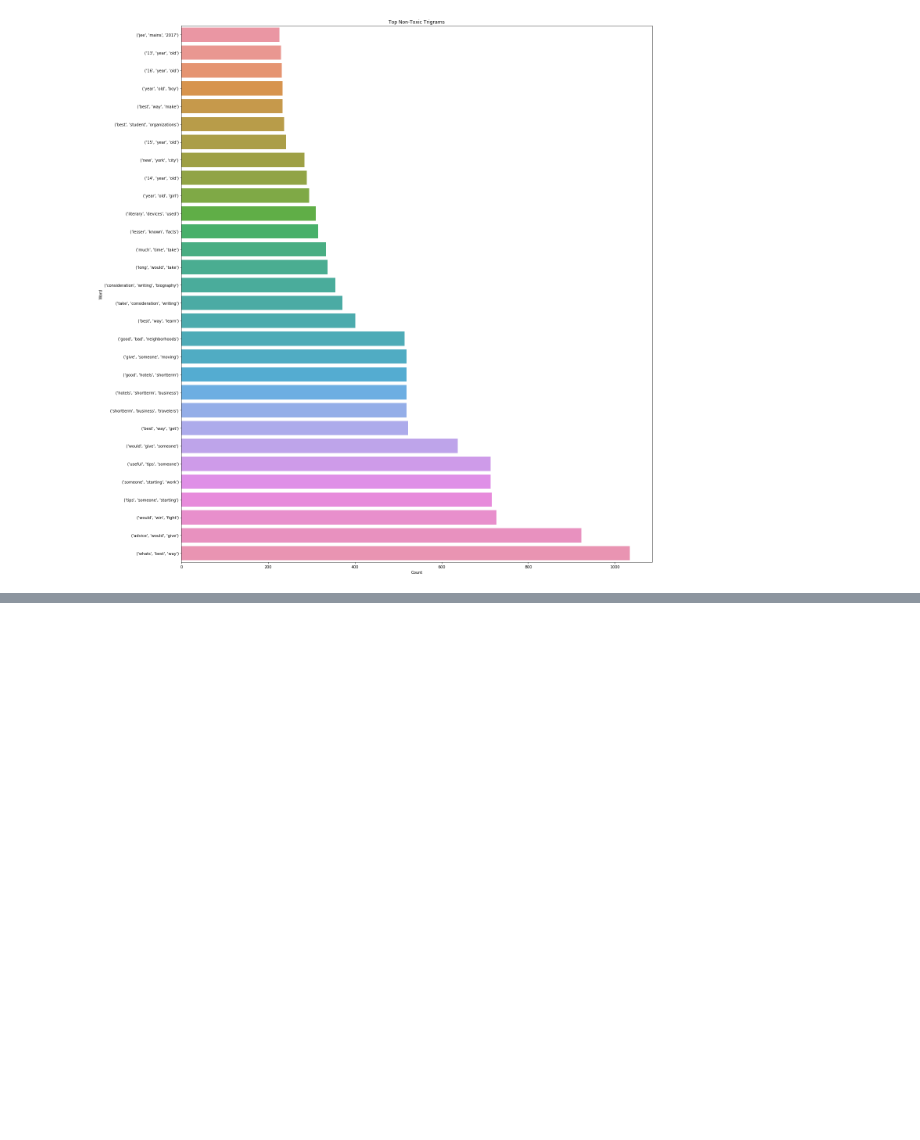
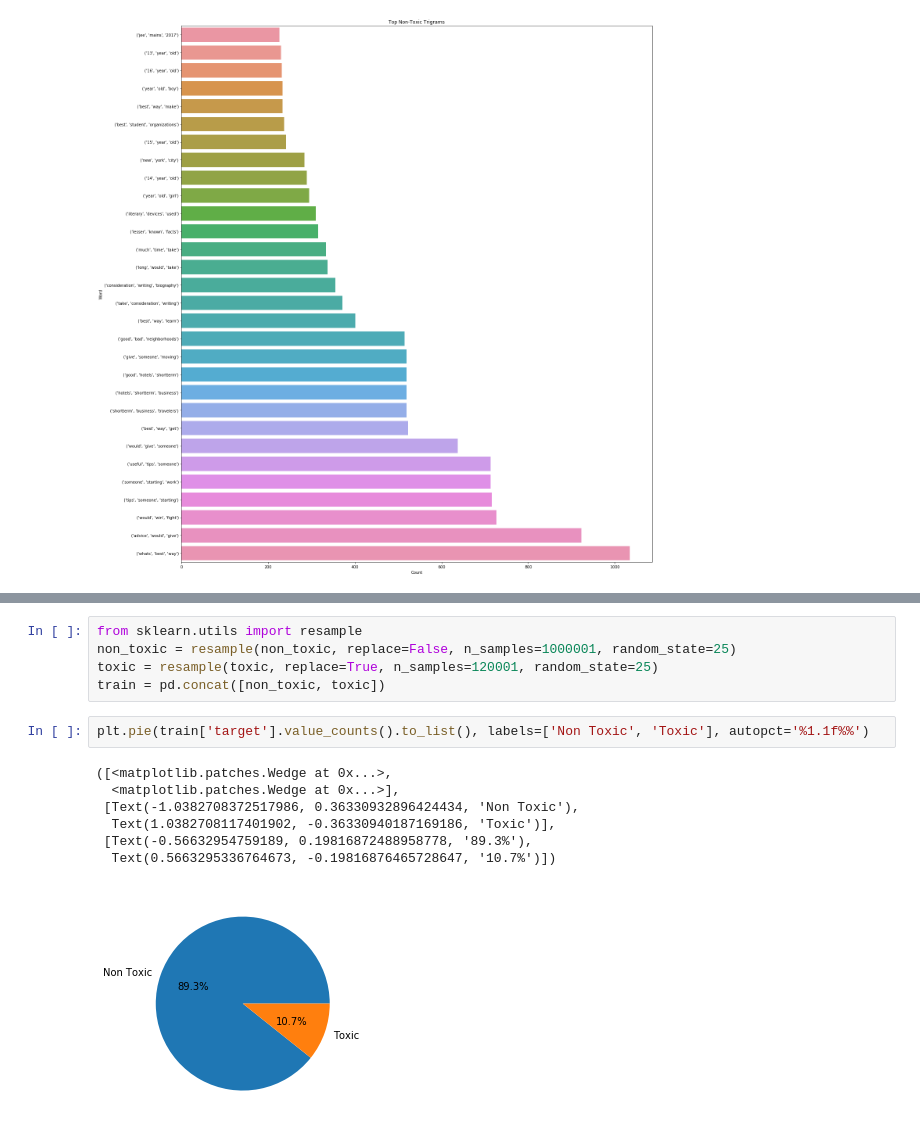
Before and after one commit to vishalsoni242/Toxic-Comment-Classification, a Jupyter notebook: toxic-comment-classification.ipynb, the cells around one changed output, grey strips where cells are left out. Saved outputs shown, nothing was run; the diff lists cells and outputs as text; blank space fills up the shorter version.

```diff
--- a/toxic-comment-classification.ipynb
+++ b/toxic-comment-classification.ipynb
@@ -197,0 +217,15 @@ plot_horizontal_bar(trigram_nontoxic_freq, 'Top Non-Toxic Trigrams')
+# %%
+from sklearn.utils import resample
+non_toxic = resample(non_toxic, replace=False, n_samples=1000001, random_state=25)
+toxic = resample(toxic, replace=True, n_samples=120001, random_state=25)
+train = pd.concat([non_toxic, toxic])
+# %%
+plt.pie(train['target'].value_counts().to_list(), labels=['Non Toxic', 'Toxic'], autopct='%1.1f%%')
+# %% [output]
+([<matplotlib.patches.Wedge at 0x...>,
+  <matplotlib.patches.Wedge at 0x...>],
+ [Text(-1.0382708372517986, 0.36330932896424434, 'Non Toxic'),
+  Text(1.0382708117401902, -0.36330940187169186, 'Toxic')],
+ [Text(-0.56632954759189, 0.19816872488958778, '89.3%'),
+  Text(0.5663295336764673, -0.19816876465728647, '10.7%')])
+[figure, added]
```
Also changed, not shown: parts of 8 cells of this notebook.
